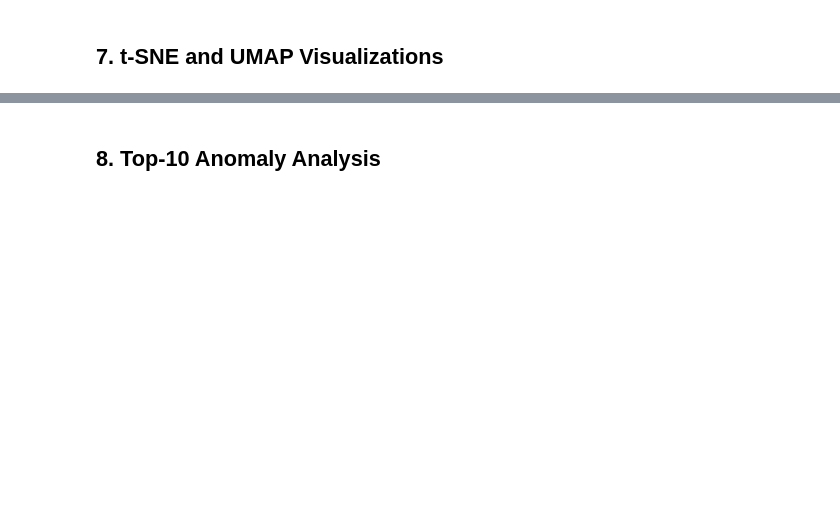
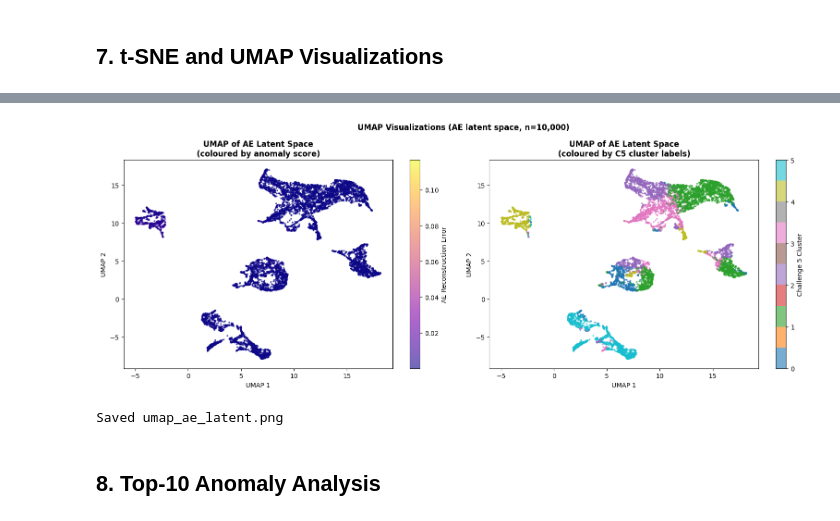
Before and after one commit to alejaaaa11/challenge-6_4, a Jupyter notebook: notebooks/best_run.ipynb, the cells around one changed output, grey strips where cells are left out. Saved outputs shown, nothing was run; the diff lists cells and outputs as text; code cells hidden in the pictures; blank space fills up the shorter version.

```diff
--- a/notebooks/best_run.ipynb
+++ b/notebooks/best_run.ipynb
@@ -481,28 +586,31 @@ print("Saved tsne_vae_latent.png")
 # %%
 # UMAP coloured by anomaly score + C5 labels
 fig, axes = plt.subplots(1, 2, figsize=(16,6))
 
 sc1 = axes[0].scatter(Z_umap_ae[:,0], Z_umap_ae[:,1], c=ae_err_viz,
                        cmap='plasma', s=3, alpha=0.6)
 plt.colorbar(sc1, ax=axes[0], label='AE Reconstruction Error')
-axes[0].set_title('UMAP of AE Latent Space
-(coloured by anomaly score)',
+axes[0].set_title("""UMAP of AE Latent Space
+(coloured by anomaly score)""",
                   fontweight='bold')
 
 sc2 = axes[1].scatter(Z_umap_ae[:,0], Z_umap_ae[:,1], c=c5_viz,
                        cmap='tab10', s=3, alpha=0.6)
 plt.colorbar(sc2, ax=axes[1], label='Challenge 5 Cluster')
-axes[1].set_title('UMAP of AE Latent Space
-(coloured by C5 cluster labels)',
+axes[1].set_title("""UMAP of AE Latent Space
+(coloured by C5 cluster labels)""",
                   fontweight='bold')
 
 for ax in axes:
     ax.set_xlabel('UMAP 1'); ax.set_ylabel('UMAP 2')
 plt.suptitle('UMAP Visualizations (AE latent space, n=10,000)', fontweight='bold')
 plt.tight_layout()
 plt.savefig(FIG_DIR/'umap_ae_latent.png', dpi=150, bbox_inches='tight')
 plt.show()
 print("Saved umap_ae_latent.png")
+# %% [output]
+[figure, added]
+Saved umap_ae_latent.png
 # %% [markdown]
 ## 8. Top-10 Anomaly Analysis
 # %%
```
Also changed, not shown: parts of 27 cells of this notebook, 3 other files.
